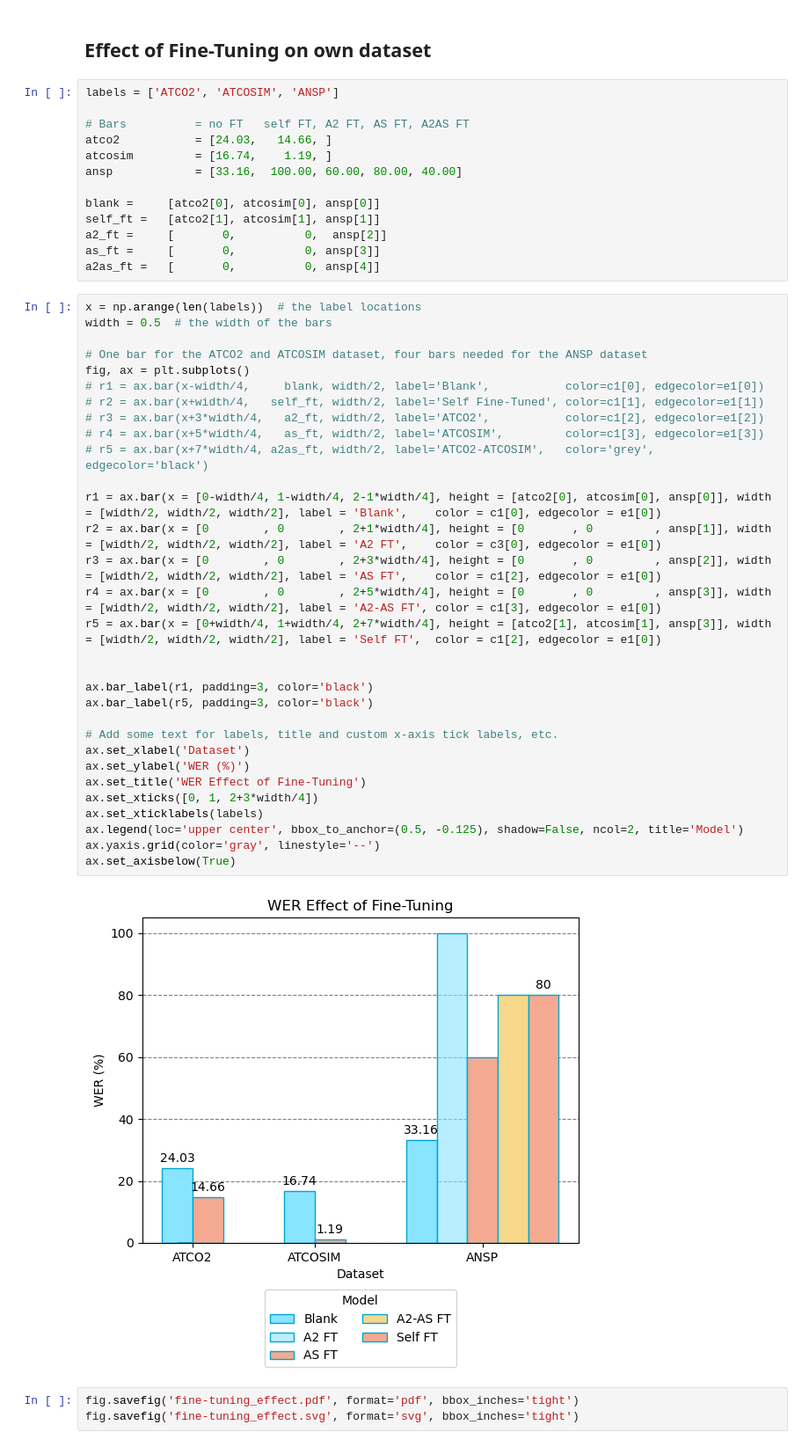
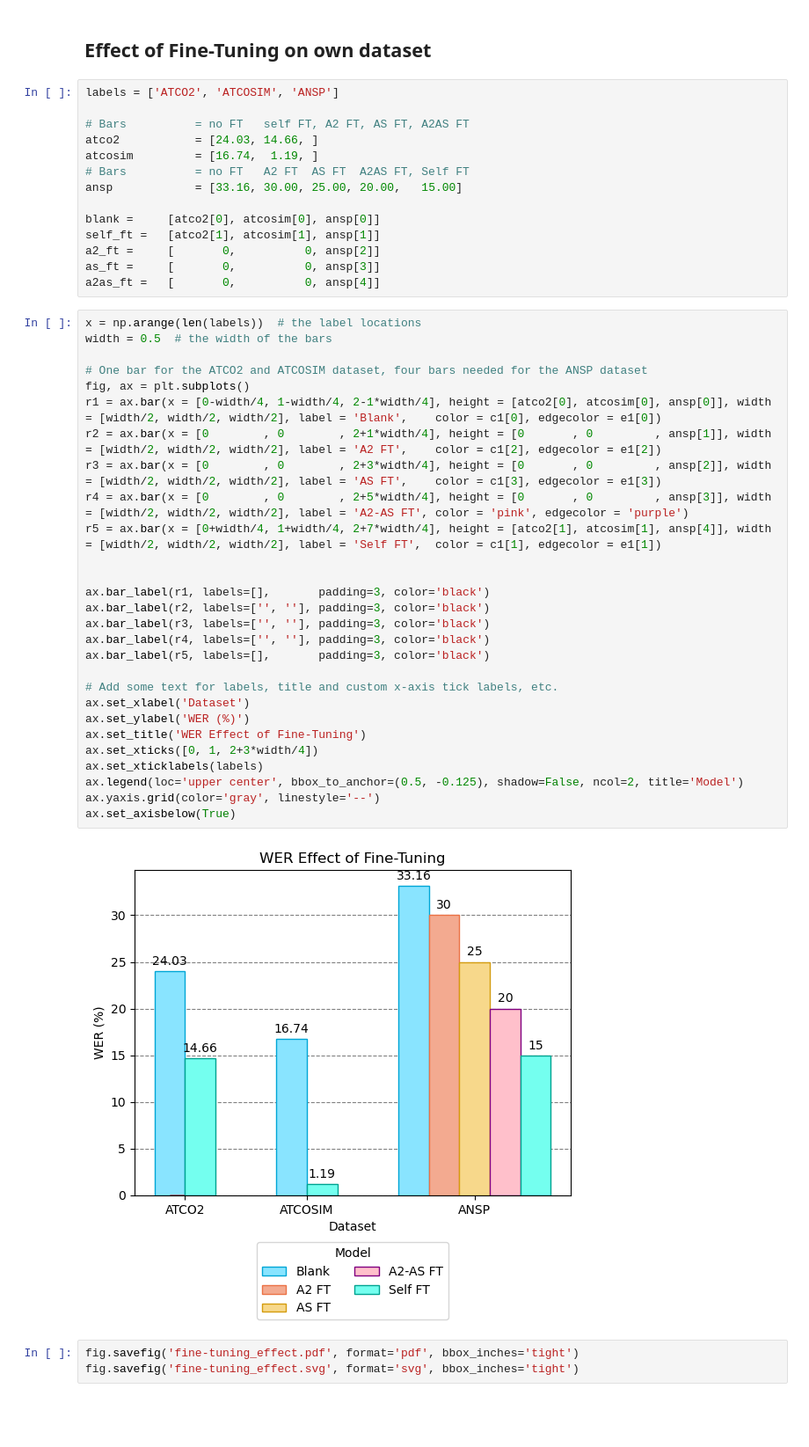
Before and after one commit to jlvdoorn/WhisperATC, a Jupyter notebook: Graphs/Bar_Chart.ipynb, the cells around one changed output. Shown at 88% size. Cells and saved outputs as stored; diff of their text form; blank space fills up the shorter version.

Commit message:
Improved new fine-tuning effect chart

```diff
--- a/Graphs/Bar_Chart.ipynb
+++ b/Graphs/Bar_Chart.ipynb
@@ -527,48 +527,46 @@ fig.savefig('ANSP_performance_all_validation.svg', format='svg', bbox_inches='ti
 labels = ['ATCO2', 'ATCOSIM', 'ANSP']
 
 # Bars          = no FT   self FT, A2 FT, AS FT, A2AS FT
-atco2           = [24.03,   14.66, ]
-atcosim         = [16.74,    1.19, ]
-ansp            = [33.16,  100.00, 60.00, 80.00, 40.00]
+atco2           = [24.03, 14.66, ]
+atcosim         = [16.74,  1.19, ]
+# Bars          = no FT   A2 FT  AS FT  A2AS FT, Self FT
+ansp            = [33.16, 30.00, 25.00, 20.00,   15.00]
 
 blank =     [atco2[0], atcosim[0], ansp[0]]
 self_ft =   [atco2[1], atcosim[1], ansp[1]]
-a2_ft =     [       0,          0,  ansp[2]]
+a2_ft =     [       0,          0, ansp[2]]
 as_ft =     [       0,          0, ansp[3]]
 a2as_ft =   [       0,          0, ansp[4]]
 # %%
 x = np.arange(len(labels))  # the label locations
 width = 0.5  # the width of the bars
 
 # One bar for the ATCO2 and ATCOSIM dataset, four bars needed for the ANSP dataset
 fig, ax = plt.subplots()
-# r1 = ax.bar(x-width/4,     blank, width/2, label='Blank',           color=c1[0], edgecolor=e1[0])
-# r2 = ax.bar(x+width/4,   self_ft, width/2, label='Self Fine-Tuned', color=c1[1], edgecolor=e1[1])
-# r3 = ax.bar(x+3*width/4,   a2_ft, width/2, label='ATCO2',           color=c1[2], edgecolor=e1[2])
-# r4 = ax.bar(x+5*width/4,   as_ft, width/2, label='ATCOSIM',         color=c1[3], edgecolor=e1[3])
-# r5 = ax.bar(x+7*width/4, a2as_ft, width/2, label='ATCO2-ATCOSIM',   color='grey', edgecolor='black')
-
 r1 = ax.bar(x = [0-width/4, 1-width/4, 2-1*width/4], height = [atco2[0], atcosim[0], ansp[0]], width = [width/2, width/2, width/2], label = 'Blank',    color = c1[0], edgecolor = e1[0])
-r2 = ax.bar(x = [0        , 0        , 2+1*width/4], height = [0       , 0         , ansp[1]], width = [width/2, width/2, width/2], label = 'A2 FT',    color = c3[0], edgecolor = e1[0])
-r3 = ax.bar(x = [0        , 0        , 2+3*width/4], height = [0       , 0         , ansp[2]], width = [width/2, width/2, width/2], label = 'AS FT',    color = c1[2], edgecolor = e1[0])
-r4 = ax.bar(x = [0        , 0        , 2+5*width/4], height = [0       , 0         , ansp[3]], width = [width/2, width/2, width/2], label = 'A2-AS FT', color = c1[3], edgecolor = e1[0])
-r5 = ax.bar(x = [0+width/4, 1+width/4, 2+7*width/4], height = [atco2[1], atcosim[1], ansp[3]], width = [width/2, width/2, width/2], label = 'Self FT',  color = c1[2], edgecolor = e1[0])
+r2 = ax.bar(x = [0        , 0        , 2+1*width/4], height = [0       , 0         , ansp[1]], width = [width/2, width/2, width/2], label = 'A2 FT',    color = c1[2], edgecolor = e1[2])
+r3 = ax.bar(x = [0        , 0        , 2+3*width/4], height = [0       , 0         , ansp[2]], width = [width/2, width/2, width/2], label = 'AS FT',    color = c1[3], edgecolor = e1[3])
+r4 = ax.bar(x = [0        , 0        , 2+5*width/4], height = [0       , 0         , ansp[3]], width = [width/2, width/2, width/2], label = 'A2-AS FT', color = 'pink', edgecolor = 'purple')
+r5 = ax.bar(x = [0+width/4, 1+width/4, 2+7*width/4], height = [atco2[1], atcosim[1], ansp[4]], width = [width/2, width/2, width/2], label = 'Self FT',  color = c1[1], edgecolor = e1[1])
 
 
-ax.bar_label(r1, padding=3, color='black')
-ax.bar_label(r5, padding=3, color='black')
+ax.bar_label(r1, labels=[],       padding=3, color='black')
+ax.bar_label(r2, labels=['', ''], padding=3, color='black')
+ax.bar_label(r3, labels=['', ''], padding=3, color='black')
+ax.bar_label(r4, labels=['', ''], padding=3, color='black')
+ax.bar_label(r5, labels=[],       padding=3, color='black')
 
 # Add some text for labels, title and custom x-axis tick labels, etc.
 ax.set_xlabel('Dataset')
 ax.set_ylabel('WER (%)')
 ax.set_title('WER Effect of Fine-Tuning')
 ax.set_xticks([0, 1, 2+3*width/4])
 ax.set_xticklabels(labels)
 ax.legend(loc='upper center', bbox_to_anchor=(0.5, -0.125), shadow=False, ncol=2, title='Model')
 ax.yaxis.grid(color='gray', linestyle='--')
 ax.set_axisbelow(True)
 # %% [output]
-[figure, old version]
+[figure, new version]
 # %%
 fig.savefig('fine-tuning_effect.pdf', format='pdf', bbox_inches='tight')
 fig.savefig('fine-tuning_effect.svg', format='svg', bbox_inches='tight')
```
